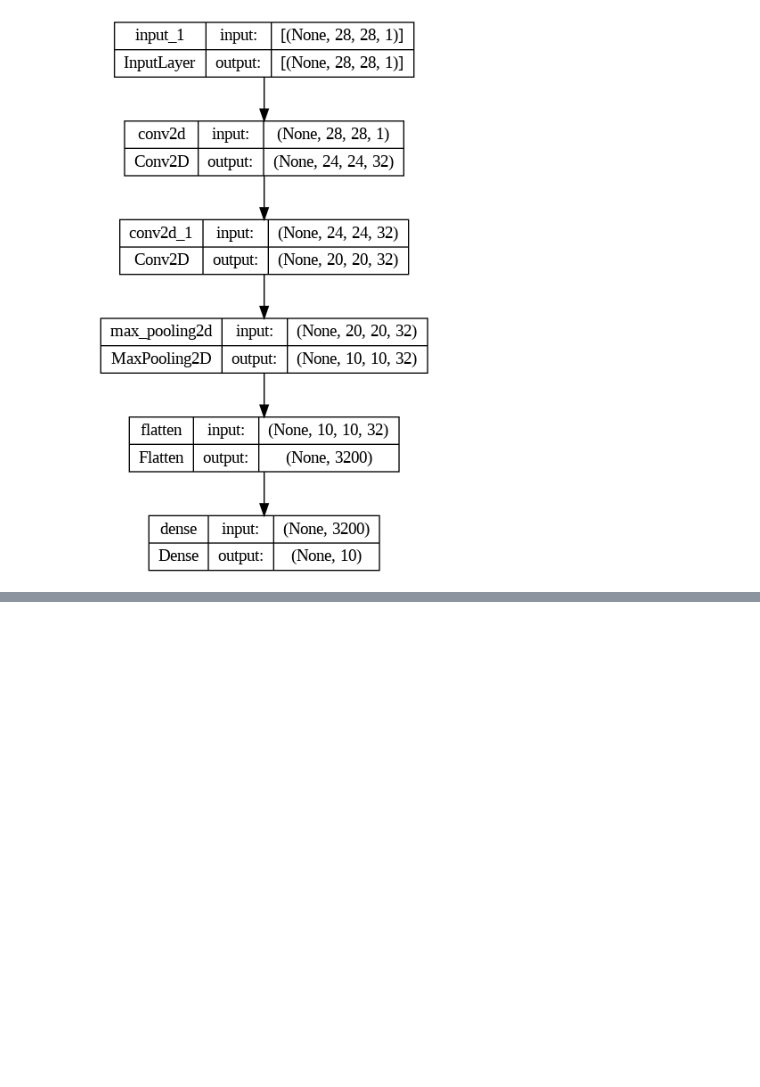
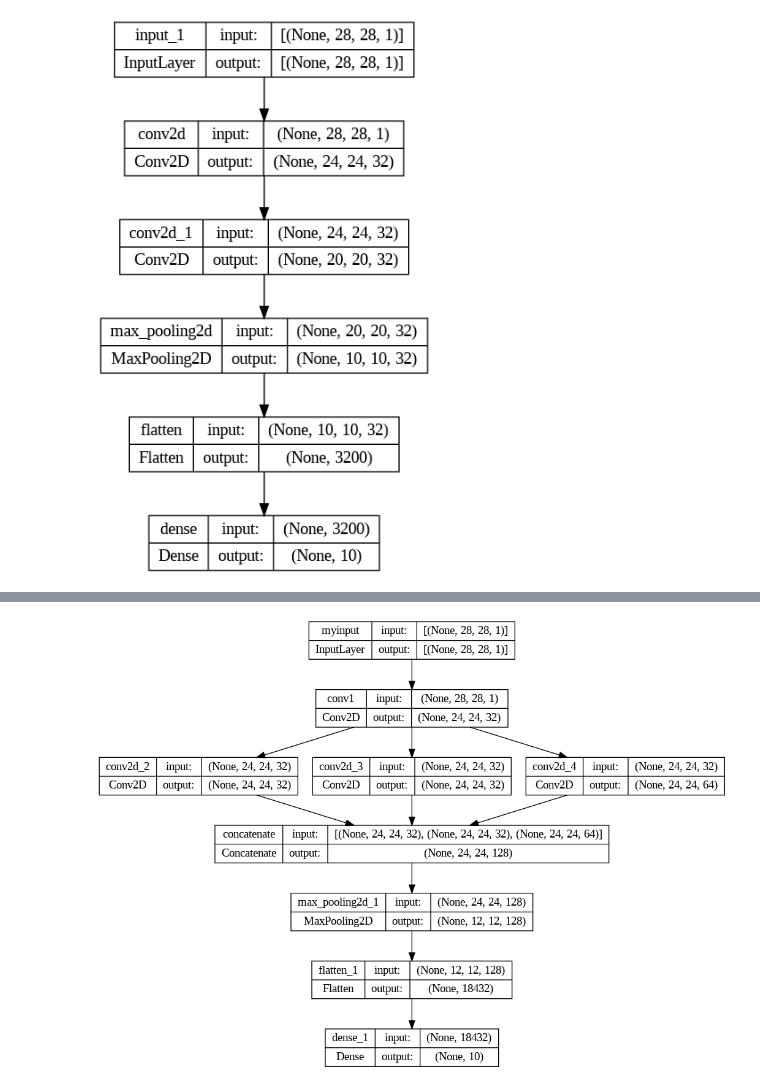
Before and after one commit to YasinRezvani/Python_Learning_Practice_Notebooks, a Jupyter notebook: Exercise Notebooks/How_to_Define_Functional_And_Sequential_Keras_Models.ipynb, the cells around one changed output, grey strips where cells are left out. Saved outputs shown, nothing was run; the diff lists cells and outputs as text; code cells hidden in the pictures; blank space fills up the shorter version.

Commit message:
define functional model with convolutional layers and show chart of connected layers

```diff
--- a/Exercise Notebooks/How_to_Define_Functional_And_Sequential_Keras_Models.ipynb
+++ b/Exercise Notebooks/How_to_Define_Functional_And_Sequential_Keras_Models.ipynb
@@ -53,3 +53,21 @@ tf.keras.utils.plot_model(model, to_file='model_plot.png',
                           show_shapes=True, show_layer_names=True)
 # %% [output]
 [figure]
+# %%
+# create functional or my describe of this model is input of any not output of last layer
+# they have diffrent and multiple input from others layers outputs
+
+input = layers.Input(shape=(28, 28, 1), name='myinput')
+
+conv1 = layers.Conv2D(32, (5, 5), activation="relu", name='conv1')(input)
+conv2_1 = layers.Conv2D(32, (1, 1), activation="relu", padding='same')(conv1)
+conv2_2 = layers.Conv2D(32, (3, 3), activation="relu", padding='same')(conv1)
+conv2_3 = layers.Conv2D(64, (5, 5), activation="relu", padding='same')(conv1)
+
+concat = layers.Concatenate()([conv2_1, conv2_2, conv2_3])
+pool = layers.MaxPooling2D()(concat)
+flatten = layers.Flatten()(pool)
+
+output = layers.Dense(10, activation="softmax")(flatten)
+
+model = models.Model(inputs=[input], outputs=[output])
@@ -55,0 +95,5 @@ tf.keras.utils.plot_model(model, to_file='model_plot.png',
+# %%
+# show better presentation I use chart of table better understand connected layers
+tf.keras.utils.plot_model(model, to_file='model_plot.png', show_shapes=True, show_layer_names=True)
+# %% [output]
+[figure, added]
```
Also changed, not shown: parts of 1 cell of this notebook.
